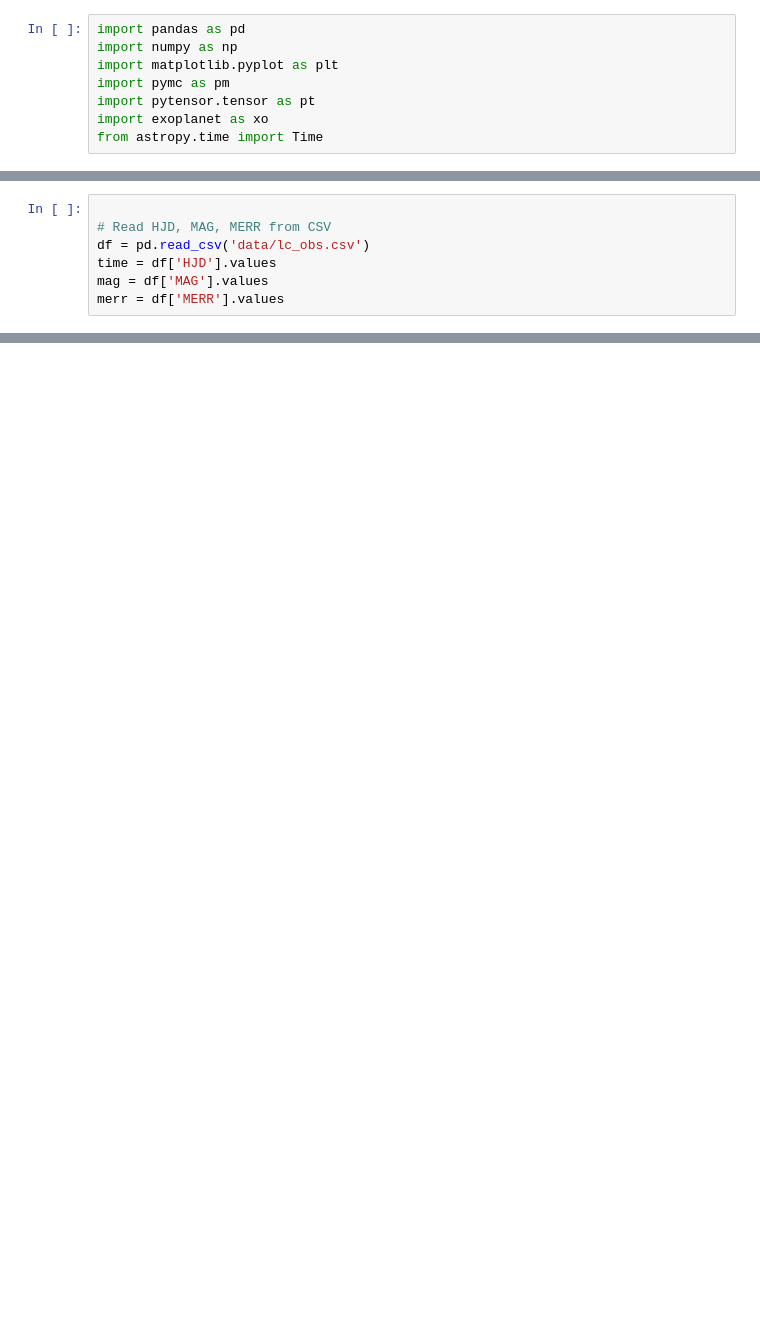
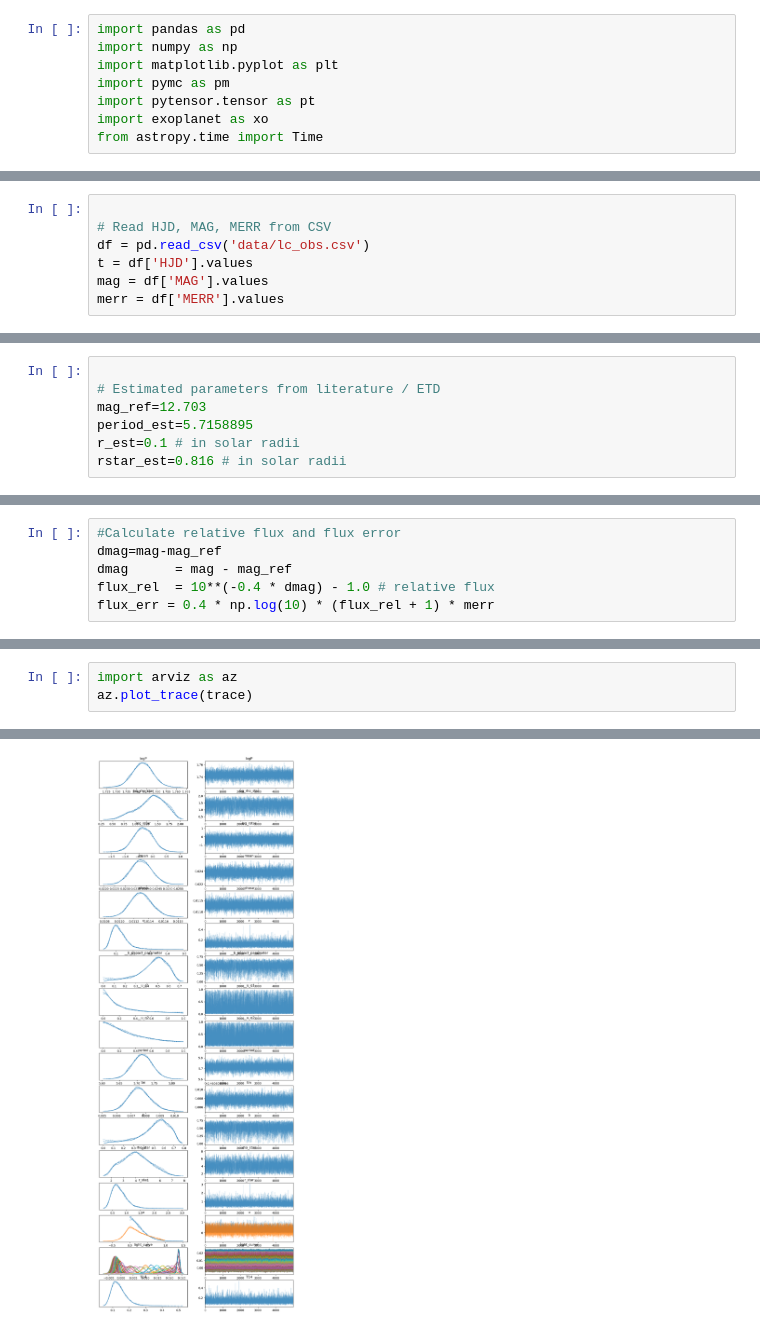
Before and after one commit to pdeeskow/lightcurve, a Jupyter notebook: exoplanet_fit.ipynb, the cells around one changed output, grey strips where cells are left out. Drawn from its saved outputs; the diff is of its cells as text; blank space fills up the shorter version.

```diff
--- a/exoplanet_fit.ipynb
+++ b/exoplanet_fit.ipynb
@@ -10,6 +49,6 @@ from astropy.time import Time
 
 # Read HJD, MAG, MERR from CSV
 df = pd.read_csv('data/lc_obs.csv')
-time = df['HJD'].values
+t = df['HJD'].values
 mag = df['MAG'].values
 merr = df['MERR'].values
@@ -87,0 +75,7 @@ plt.show()
+# %%
+
+# Estimated parameters from literature / ETD
+mag_ref=12.703
+period_est=5.7158895
+r_est=0.1 # in solar radii
+rstar_est=0.816 # in solar radii
@@ -87,0 +99,6 @@ plt.show()
+# %%
+#Calculate relative flux and flux error
+dmag=mag-mag_ref
+dmag      = mag - mag_ref
+flux_rel  = 10**(-0.4 * dmag) - 1.0 # relative flux
+flux_err = 0.4 * np.log(10) * (flux_rel + 1) * merr
@@ -87,0 +257,4 @@ plt.show()
+# %%
+import arviz as az
+az.plot_trace(trace)
+# %% [output]
@@ -87,0 +278 @@ plt.show()
+[figure, added]
```
Also changed, not shown: parts of 25 cells of this notebook, 10 other files.
